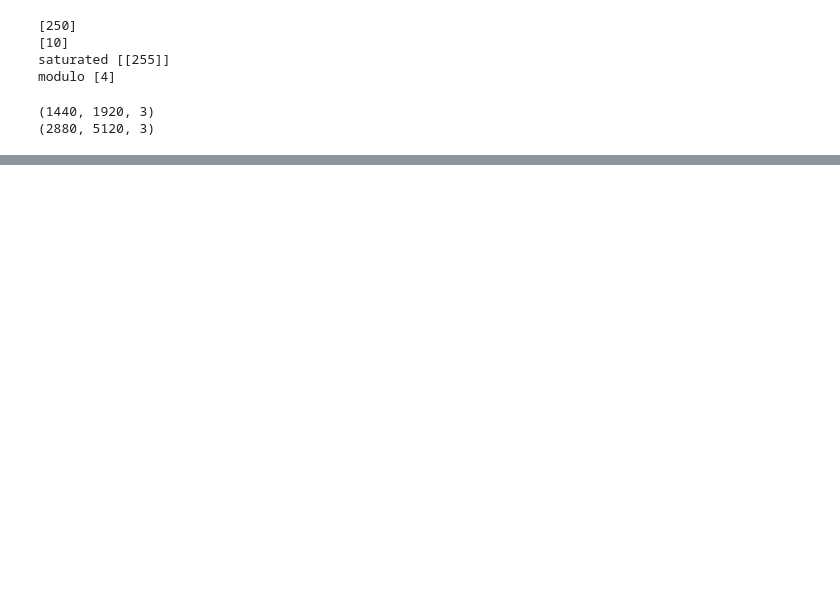
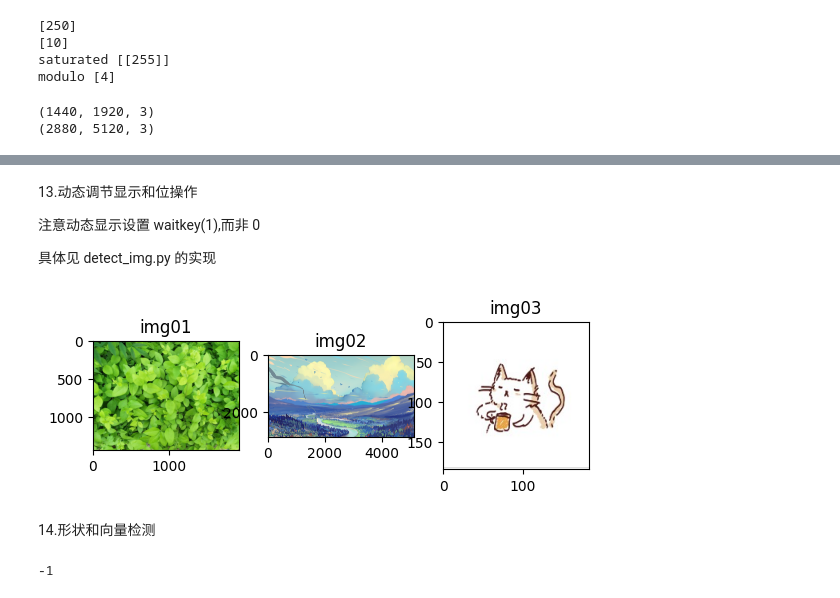
Before and after one commit to Wanggs2418/OpenCV_intro, a Jupyter notebook: code/python_CV/intro.ipynb, the cells around one changed output, grey strips where cells are left out. Drawn from its saved outputs; the diff is of its cells as text; code cells hidden in the pictures; blank space fills up the shorter version.

```diff
--- a/code/python_CV/intro.ipynb
+++ b/code/python_CV/intro.ipynb
@@ -293,0 +403,17 @@ cv.destroyAllWindows()
+# %%
+# 旋转操作
+img = cv.imread("img/03.jpg", 0)
+rows, cols = img.shape
+# 正直为逆时针旋转
+rotation_M = cv.getRotationMatrix2D(((rows-1)/2, (cols-1)/2), 45, 1)
+rotation_img = cv.warpAffine(img, rotation_M, (cols, rows))
+
+cv.imshow('dst', rotation_img)
+cv.waitKey(0)
+cv.destroyAllWindows()
+# %% [markdown]
+13.动态调节显示和位操作
+
+注意动态显示设置 waitkey(1),而非 0
+
+具体见 detect_img.py 的实现
@@ -293,0 +423,4 @@ cv.destroyAllWindows()
+# %%
+def imgBGR2RGB(img):
+    img = cv.cvtColor(img, cv.COLOR_BGR2RGB)
+    return img
@@ -293,0 +463,25 @@ cv.destroyAllWindows()
+# %%
+# 图片排版
+img01 = cv.imread("img/01.jpg")
+img02 = cv.imread("img/02.jpg")
+img03 = cv.imread("img/03.jpg")
+
+
+plt.subplot(131), plt.imshow(imgBGR2RGB(img01)), plt.title("img01")
+plt.subplot(132), plt.imshow(imgBGR2RGB(img02)), plt.title("img02")
+plt.subplot(133), plt.imshow(imgBGR2RGB(img03)), plt.title("img03")
+
+plt.show()
+# %% [output]
+[figure, added]
+# %% [markdown]
+14.形状和向量检测
+# %%
+img = cv.imread("img/03.jpg")
+img_blur1 = cv.GaussianBlur(img, (7,7), 1)
+img_blur5 = cv.GaussianBlur(img, (7,7), 5)
+stack_img = stackImages(1.2, ([img, img_blur1, img_blur5]))
+cv.imshow("all_image", stack_img)
+cv.waitKey(0)
+# %% [output]
+-1
```
Also changed, not shown: parts of 22 cells of this notebook, 6 other files.
